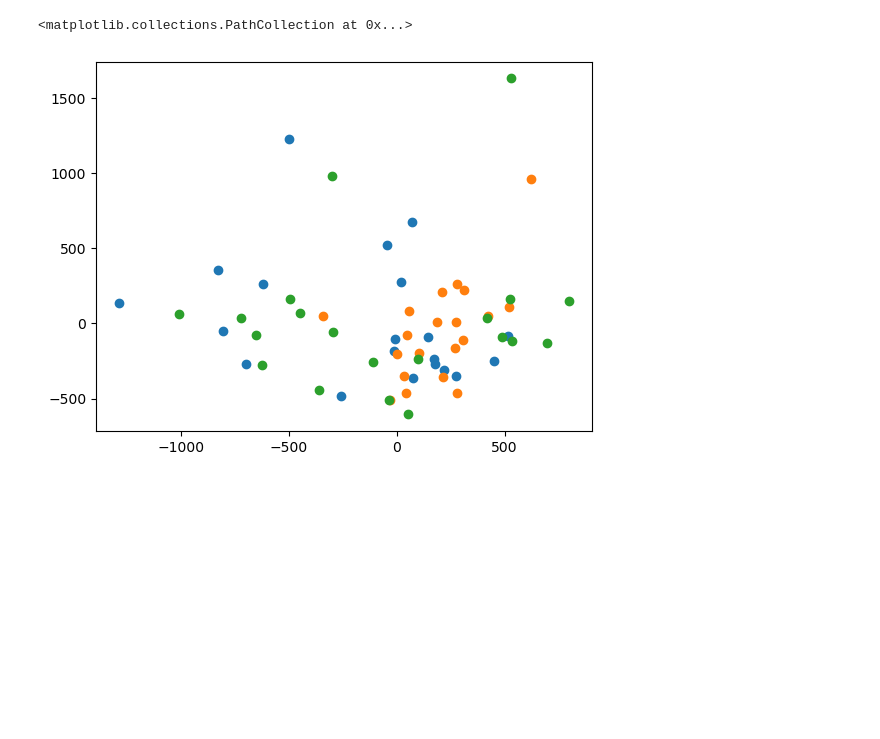
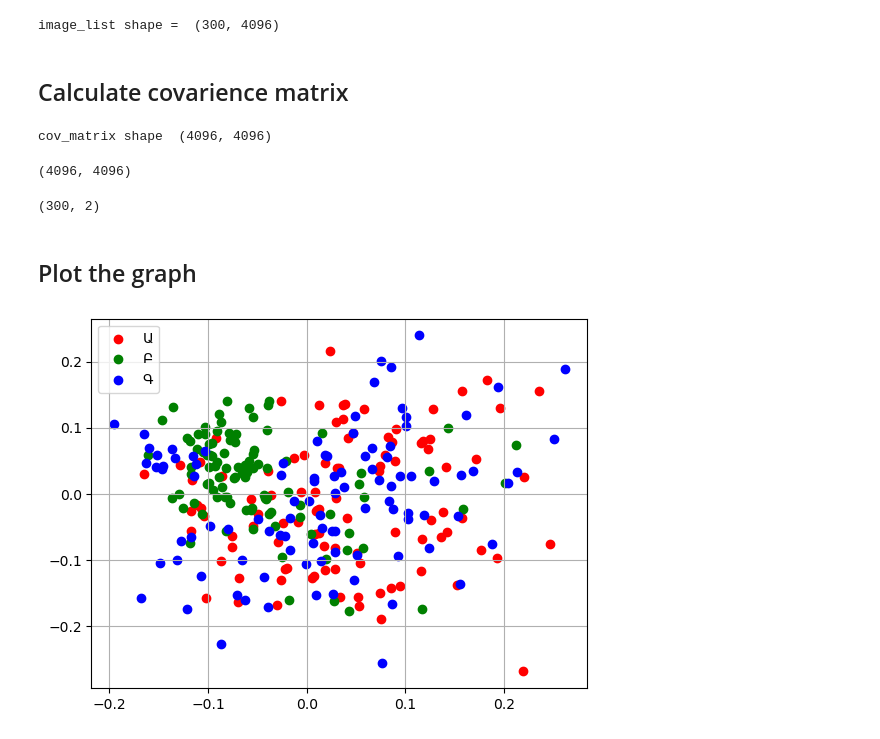
Before and after one commit to mheryerznkanyan/pca_from_scratch, a Jupyter notebook: pca_from_scratch.ipynb, the cells around one changed output. Cells and saved outputs as stored; diff of their text form; code cells hidden in the pictures; blank space fills up the shorter version.

```diff
--- a/pca_from_scratch.ipynb
+++ b/pca_from_scratch.ipynb
@@ -54,9 +15,47 @@ X_reduced.shape (60, 2)
+# %%
+image_list = np.array(image_list)
+print("image_list shape = ",image_list.shape)
+image_mean = np.mean(image_list, axis = 0)
+image_std = np.std(image_list, axis = 0).shape
+features = (image_list-image_mean)/image_std
+# %% [output]
+image_list shape =  (300, 4096)
+# %% [markdown]
+## Calculate covarience matrix
+# %%
+# calcukate cov matrix
+cov_matrix = np.cov(features,rowvar=0)
+cov_matrix.shape
+# %% [output]
+cov_matrix shape  (4096, 4096)
+# %%
+eigen_values, eigen_vectors = np.linalg.eig(cov_matrix)
+sorted_index = np.argsort(eigen_values)[::-1]
+sorted_eigenvalue = eigen_values[sorted_index]
+sorted_eigenvectors = eigen_vectors[:,sorted_index]
+sorted_eigenvectors.shape
+# %% [output]
+(4096, 4096)
+# %%
+eigenvector_subset = sorted_eigenvectors[:,0:2]
+X_reduced = np.dot(eigenvector_subset.transpose() , features.transpose() ).transpose()
+X_reduced.shape
+# %% [output]
+(300, 2)
+# %% [markdown]
+## Plot the graph
 # %%
+# TODO add title
 newarr = np.array_split(X_reduced, 3)
+fig, ax = plt.subplots()
 
-plt.scatter(newarr[0][:,0],newarr[0][:,1]) # Ա
-plt.scatter(newarr[1][:,0],newarr[1][:,1]) # Բ
-plt.scatter(newarr[2][:,0],newarr[2][:,1]) # Գ
+ax.scatter(newarr[0][:,0],newarr[0][:,1], color = 'r', label = "Ա") # Ա
+ax.scatter(newarr[1][:,0],newarr[1][:,1], color = 'g', label = "Բ") # Բ
+ax.scatter(newarr[2][:,0],newarr[2][:,1], color = 'b', label = "Գ") # Գ
+
+ax.legend()
+ax.grid(True)
+
+plt.show()
 # %% [output]
-<matplotlib.collections.PathCollection at 0x...>
-[figure, old version]
+[figure, new version]
```
Also changed, not shown: parts of 4 cells of this notebook.
